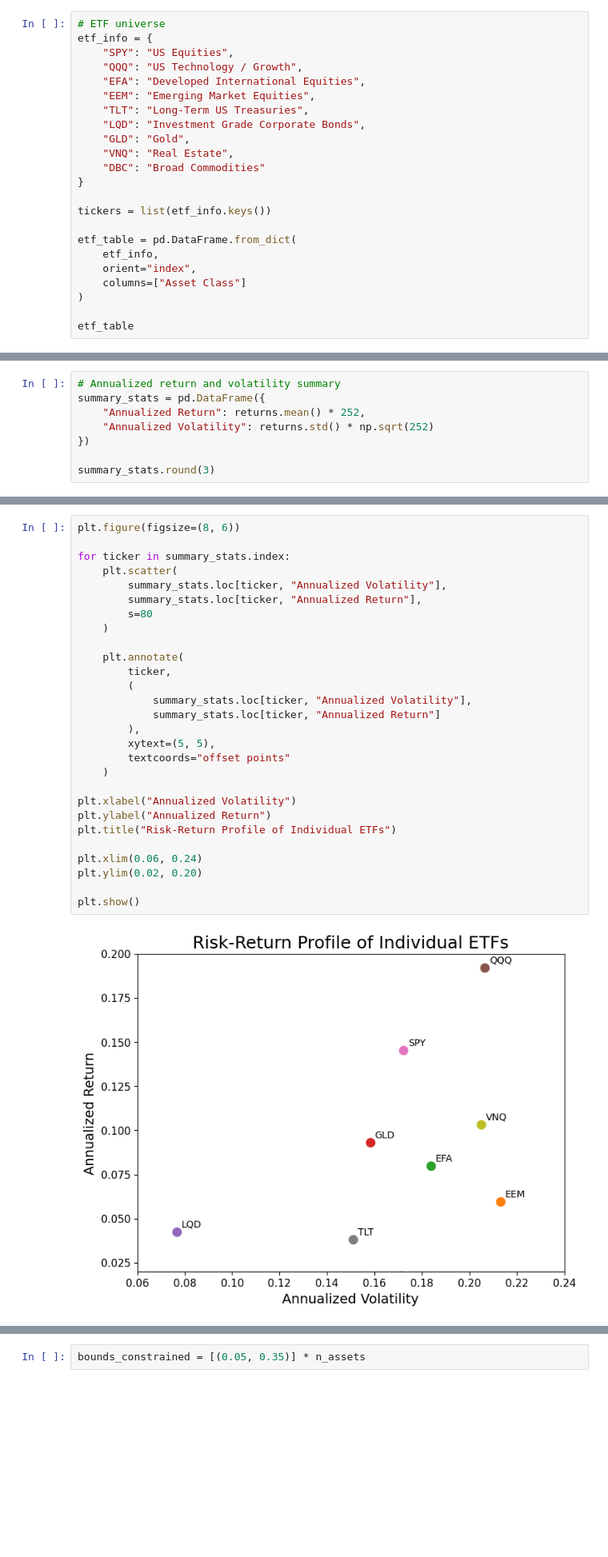
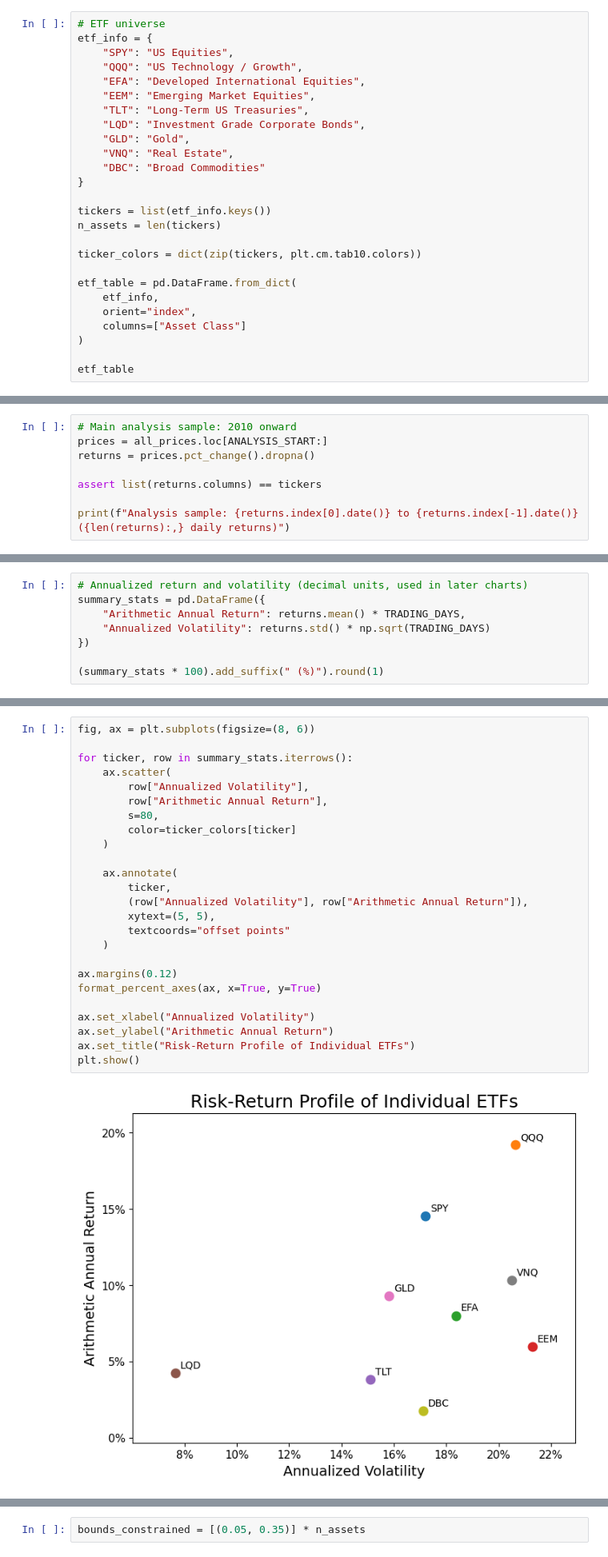
Before and after one commit to Julien-LHer/quantitative-portfolio-optimization, a Jupyter notebook: portfolio_analysis.ipynb, the cells around one changed output, grey strips where cells are left out. Shown at 80% size. Cells and saved outputs as stored; diff of their text form; blank space fills up the shorter version.

```diff
--- a/portfolio_analysis.ipynb
+++ b/portfolio_analysis.ipynb
@@ -47,6 +103,9 @@ etf_info = {
 }
 
 tickers = list(etf_info.keys())
+n_assets = len(tickers)
+
+ticker_colors = dict(zip(tickers, plt.cm.tab10.colors))
 
 etf_table = pd.DataFrame.from_dict(
     etf_info,
@@ -123,0 +226,8 @@ returns.head()
+# %%
+# Main analysis sample: 2010 onward
+prices = all_prices.loc[ANALYSIS_START:]
+returns = prices.pct_change().dropna()
+
+assert list(returns.columns) == tickers
+
+print(f"Analysis sample: {returns.index[0].date()} to {returns.index[-1].date()} ({len(returns):,} daily returns)")
@@ -124,9 +264,9 @@ returns.head()
 # %%
-# Annualized return and volatility summary
+# Annualized return and volatility (decimal units, used in later charts)
 summary_stats = pd.DataFrame({
-    "Annualized Return": returns.mean() * 252,
-    "Annualized Volatility": returns.std() * np.sqrt(252)
+    "Arithmetic Annual Return": returns.mean() * TRADING_DAYS,
+    "Annualized Volatility": returns.std() * np.sqrt(TRADING_DAYS)
 })
 
-summary_stats.round(3)
+(summary_stats * 100).add_suffix(" (%)").round(1)
 # %% [output]
@@ -146,33 +285,30 @@ summary_stats.round(3)
 
 The figure below compares the annualized return and volatility of each ETF, illustrating differences in historical risk and performance across asset classes.
 # %%
-plt.figure(figsize=(8, 6))
+fig, ax = plt.subplots(figsize=(8, 6))
 
-for ticker in summary_stats.index:
-    plt.scatter(
-        summary_stats.loc[ticker, "Annualized Volatility"],
-        summary_stats.loc[ticker, "Annualized Return"],
-        s=80
+for ticker, row in summary_stats.iterrows():
+    ax.scatter(
+        row["Annualized Volatility"],
+        row["Arithmetic Annual Return"],
+        s=80,
+        color=ticker_colors[ticker]
     )
 
-    plt.annotate(
+    ax.annotate(
         ticker,
-        (
-            summary_stats.loc[ticker, "Annualized Volatility"],
-            summary_stats.loc[ticker, "Annualized Return"]
-        ),
+        (row["Annualized Volatility"], row["Arithmetic Annual Return"]),
         xytext=(5, 5),
         textcoords="offset points"
     )
 
-plt.xlabel("Annualized Volatility")
-plt.ylabel("Annualized Return")
-plt.title("Risk-Return Profile of Individual ETFs")
+ax.margins(0.12)
+format_percent_axes(ax, x=True, y=True)
 
-plt.xlim(0.06, 0.24)
-plt.ylim(0.02, 0.20)
-
+ax.set_xlabel("Annualized Volatility")
+ax.set_ylabel("Arithmetic Annual Return")
+ax.set_title("Risk-Return Profile of Individual ETFs")
 plt.show()
 # %% [output]
-[figure, old version]
+[figure, new version]
 # %% [markdown]
```
Also changed, not shown: parts of 193 cells of this notebook, 6 other files.
